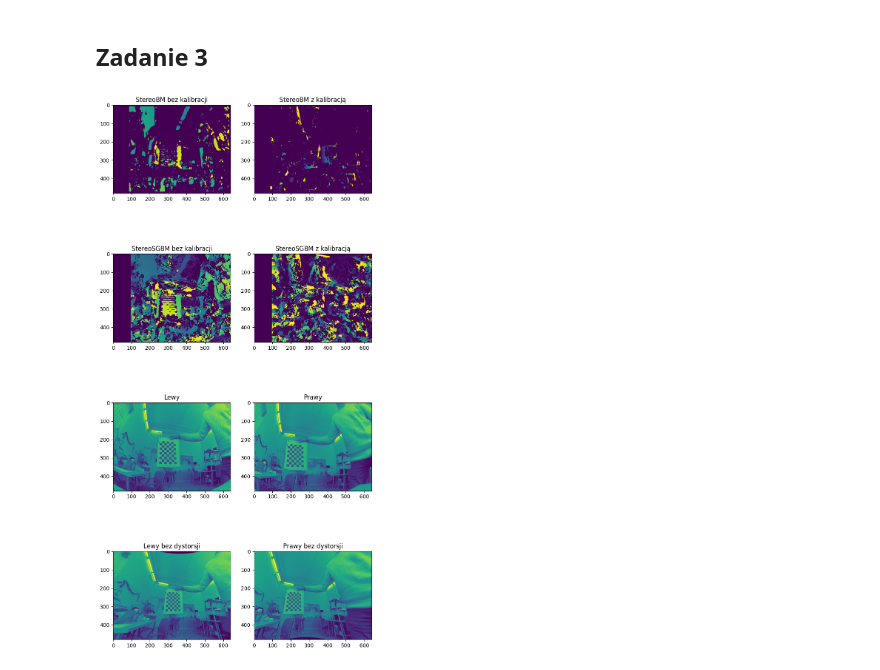
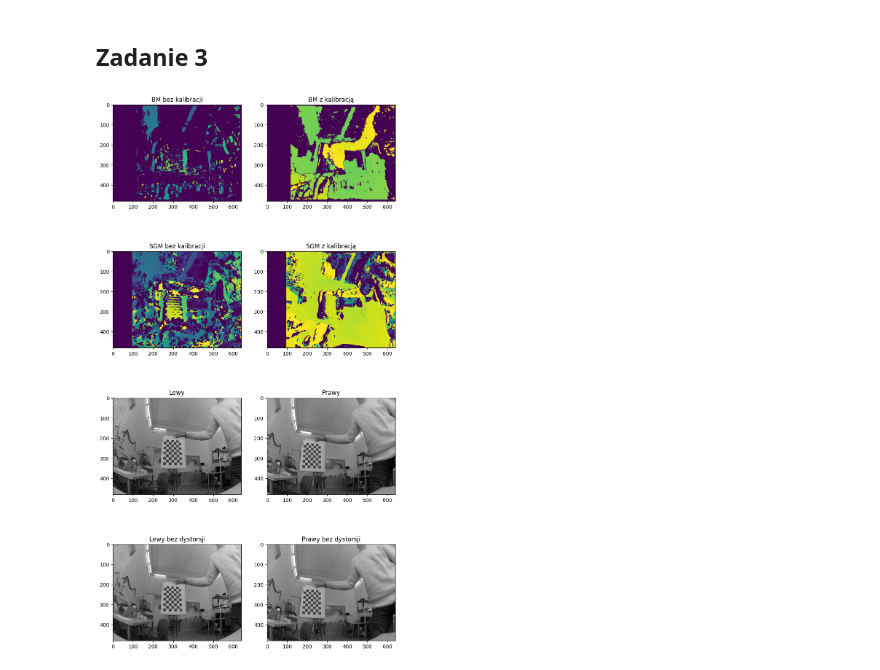
Before and after one commit to Maziorow/ZAW, a Jupyter notebook: Lab5/lab5.ipynb, the cells around one changed output. Saved outputs shown, nothing was run; the diff lists cells and outputs as text; code cells hidden in the pictures.

```diff
--- a/Lab5/lab5.ipynb
+++ b/Lab5/lab5.ipynb
@@ -229,7 +236,18 @@ disparity_no_calib_BM = disparity#cv2.applyColorMap(disparity, cv2.COLORMAP_HOT)
+# %%
+stereo = cv2.StereoBM_create(numDisparities=112, blockSize=15)
+img_r = cv2.imread(image_dir +"/right_%02d.png"%num, 0)
+img_l = cv2.imread(image_dir +"/left_%02d.png"%num, 0)
+img_l_new = cv2 . remap ( img_l , map1_left , map2_left , cv2 . INTER_LINEAR )
+img_r_new = cv2 . remap ( img_r , map1_right , map2_right , cv2 . INTER_LINEAR )
+disparity = stereo.compute(img_l_new, img_r_new)
+disparity = cv2.normalize(disparity, disparity, alpha=0, beta=255, norm_type=cv2.NORM_MINMAX, dtype=cv2.CV_16U)
+disparity_calib_BM = disparity#cv2.applyColorMap(disparity, cv2.COLORMAP_HOT)
 # %%
 stereo = cv2.StereoSGBM_create(minDisparity=16,numDisparities=80, blockSize=17)
-img_r_new = cv2.imread(image_dir +"/right_%02d.png"%num, 0)
-img_l_new = cv2.imread(image_dir +"/left_%02d.png"%num, 0)
+img_r = cv2.imread(image_dir +"/right_%02d.png"%num, 0)
+img_l = cv2.imread(image_dir +"/left_%02d.png"%num, 0)
+img_l_new = cv2 . remap ( img_l , map1_left , map2_left , cv2 . INTER_LINEAR )
+img_r_new = cv2 . remap ( img_r , map1_right , map2_right , cv2 . INTER_LINEAR )
 disparity = stereo.compute(img_l_new, img_r_new)
 disparity = cv2.normalize(disparity, disparity, alpha=0, beta=255, norm_type=cv2.NORM_MINMAX, dtype=cv2.CV_8U)
-disparity_no_calib_SGBM = disparity#cv2.applyColorMap(disparity, cv2.COLORMAP_HOT)
+disparity_calib_SGM = disparity#cv2.applyColorMap(disparity, cv2.COLORMAP_HOT)
@@ -254,33 +254,26 @@ disparity_calib_SGBM = disparity#cv2.applyColorMap(disparity, cv2.COLORMAP_HOT)
 # %%
 import matplotlib.pyplot as plt
 
 
 
 fig, axs = plt.subplots(4, 2, figsize=(10, 20))
 
-axs[0,0].set_title('StereoBM bez kalibracji')
+axs[0,0].set_title('BM bez kalibracji')
 axs[0,0].imshow(disparity_no_calib_BM)
-plt.subplot(422)
-plt.title('StereoBM z kalibracją')
-plt.imshow(disparity_calib_BM)
-plt.subplot(423)
-plt.title('StereoSGBM bez kalibracji')
-plt.imshow(disparity_no_calib_SGBM)
-plt.subplot(424)
-plt.title('StereoSGBM z kalibracją')
-plt.imshow(disparity_calib_SGBM)
-plt.subplot(425)
-plt.title('Lewy')
-plt.imshow(img_l)
-plt.subplot(426)
-plt.title('Prawy')
-plt.imshow(img_r)
-plt.subplot(427)
-plt.title('Lewy bez dystorsji')
-plt.imshow(img_l_new)
-plt.subplot(428)
-plt.title('Prawy bez dystorsji')
-plt.imshow(img_r_new)
+axs[0,1].set_title('BM z kalibracją')
+axs[0,1].imshow(disparity_calib_BM)
+axs[1,0].set_title('SGM bez kalibracji')
+axs[1,0].imshow(disparity_no_calib_SGM)
+axs[1,1].set_title('SGM z kalibracją')
+axs[1,1].imshow(disparity_calib_SGM)
+axs[2,0].set_title('Lewy')
+axs[2,0].imshow(img_l, cmap='gray')
+axs[2,1].set_title('Prawy')
+axs[2,1].imshow(img_r, cmap='gray')
+axs[3,0].set_title('Lewy bez dystorsji')
+axs[3,0].imshow(img_l_new, cmap='gray')
+axs[3,1].set_title('Prawy bez dystorsji')
+axs[3,1].imshow(img_r_new, cmap='gray')
 plt.show()
 # %% [output]
-[figure, old version]
+[figure, new version]
```
Also changed, not shown: parts of 4 cells of this notebook, 2 other files.
